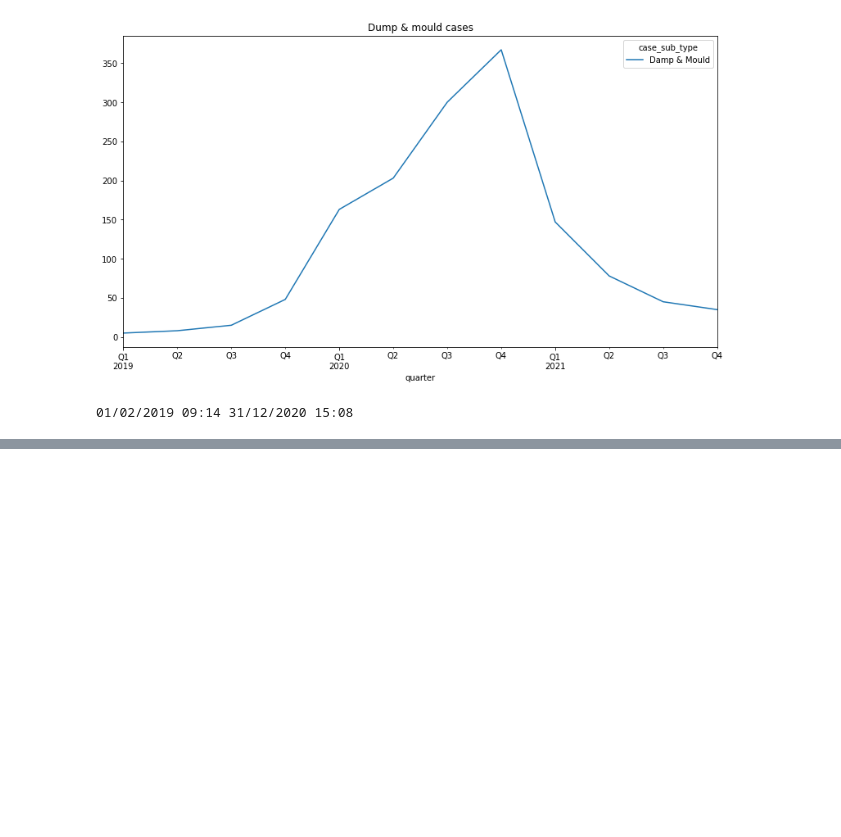
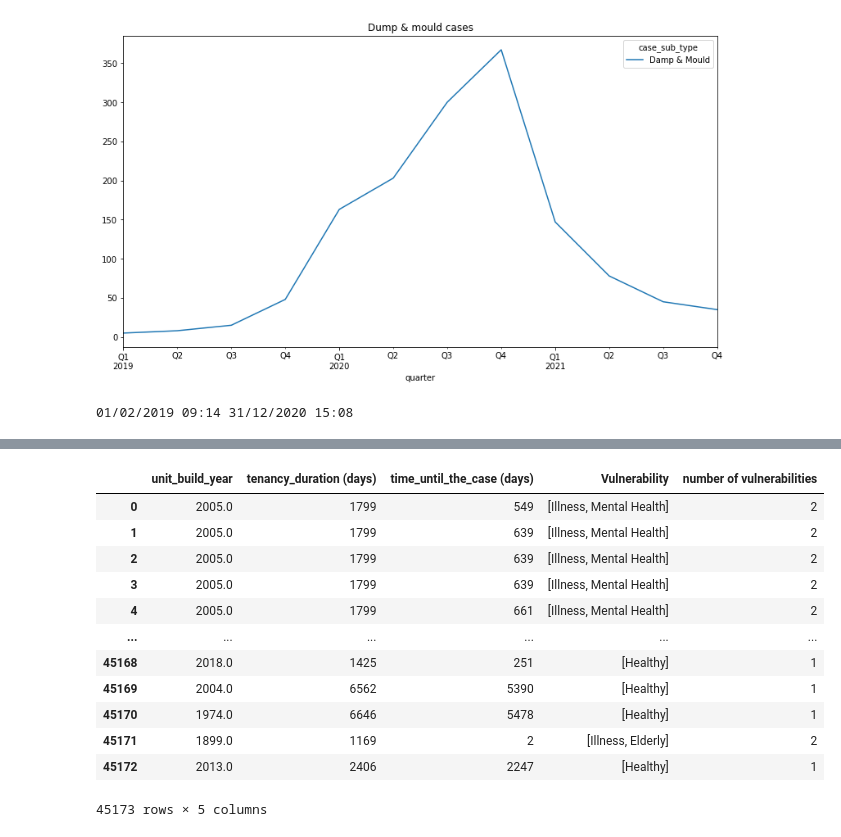
Before and after one commit to kleokog/Mycodes, a Jupyter notebook: L&Q/Code/Script 1.ipynb, the cells around one changed output, grey strips where cells are left out. Drawn from its saved outputs; the diff is of its cells as text; code cells hidden in the pictures; blank space fills up the shorter version.

```diff
--- a/L&Q/Code/Script 1.ipynb
+++ b/L&Q/Code/Script 1.ipynb
@@ -240,0 +270,21 @@ Name: case_sub_type, Length: 84, dtype: int64
+# %%
+key = ['case_number', 'tenancy_id']
+train_cols = ['unit_build_year', 'tenancy_duration (days)', 'time_until_the_case (days)', 'Vulnerability', 'number of vulnerabilities']
+test_cols = ['label']
+# %%
+X = units_cases_df[train_cols]
+X
+# %% [output]
+|  | unit_build_year | tenancy_duration (days) | time_until_the_case (days) | Vulnerability | number of vulnerabilities |
+| 0 | 2005.0 | 1799 | 549 | [Illness, Mental Health] | 2 |
+| 1 | 2005.0 | 1799 | 639 | [Illness, Mental Health] | 2 |
+| 2 | 2005.0 | 1799 | 639 | [Illness, Mental Health] | 2 |
+| 3 | 2005.0 | 1799 | 639 | [Illness, Mental Health] | 2 |
+| 4 | 2005.0 | 1799 | 661 | [Illness, Mental Health] | 2 |
+| ... | ... | ... | ... | ... | ... |
+| 45168 | 2018.0 | 1425 | 251 | [Healthy] | 1 |
+| 45169 | 2004.0 | 6562 | 5390 | [Healthy] | 1 |
+| 45170 | 1974.0 | 6646 | 5478 | [Healthy] | 1 |
+| 45171 | 1899.0 | 1169 | 2 | [Illness, Elderly] | 2 |
+| 45172 | 2013.0 | 2406 | 2247 | [Healthy] | 1 |
+45173 rows × 5 columns
```
Also changed, not shown: parts of 29 cells of this notebook.
